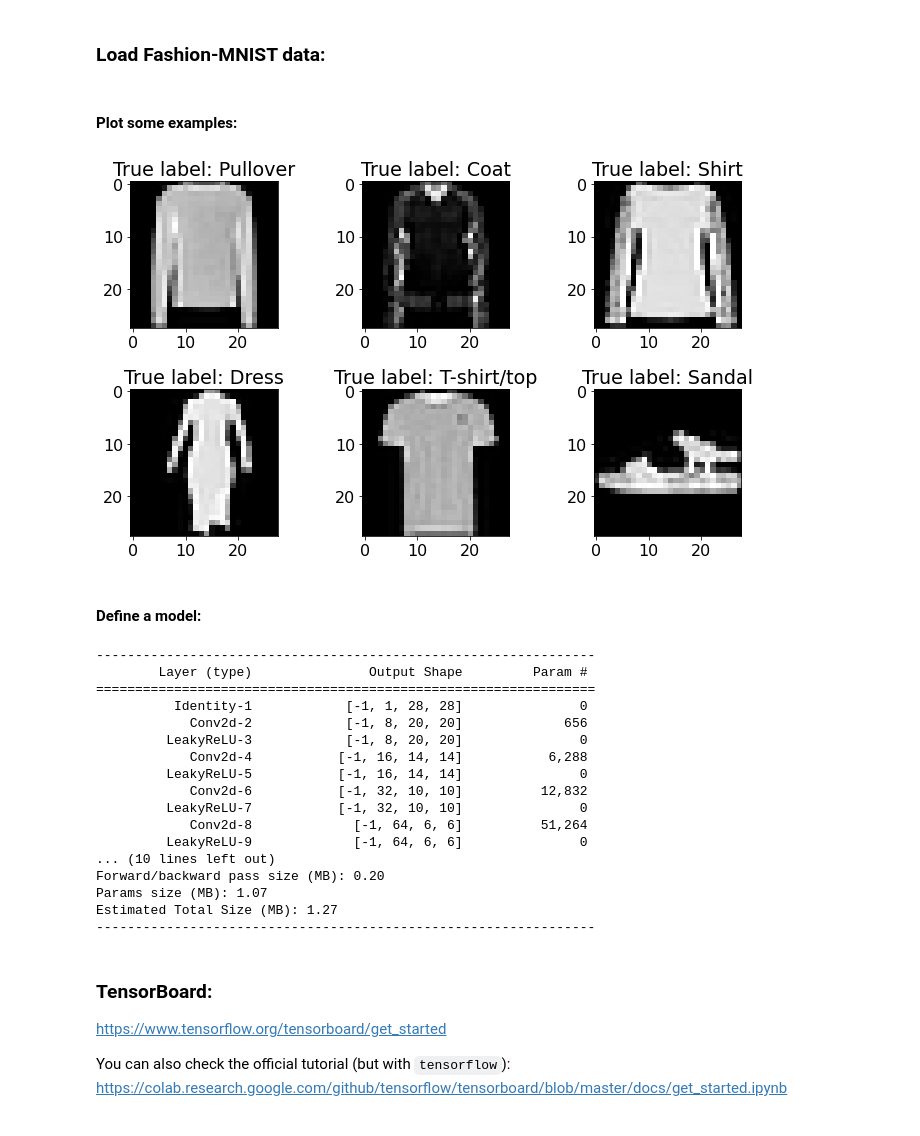
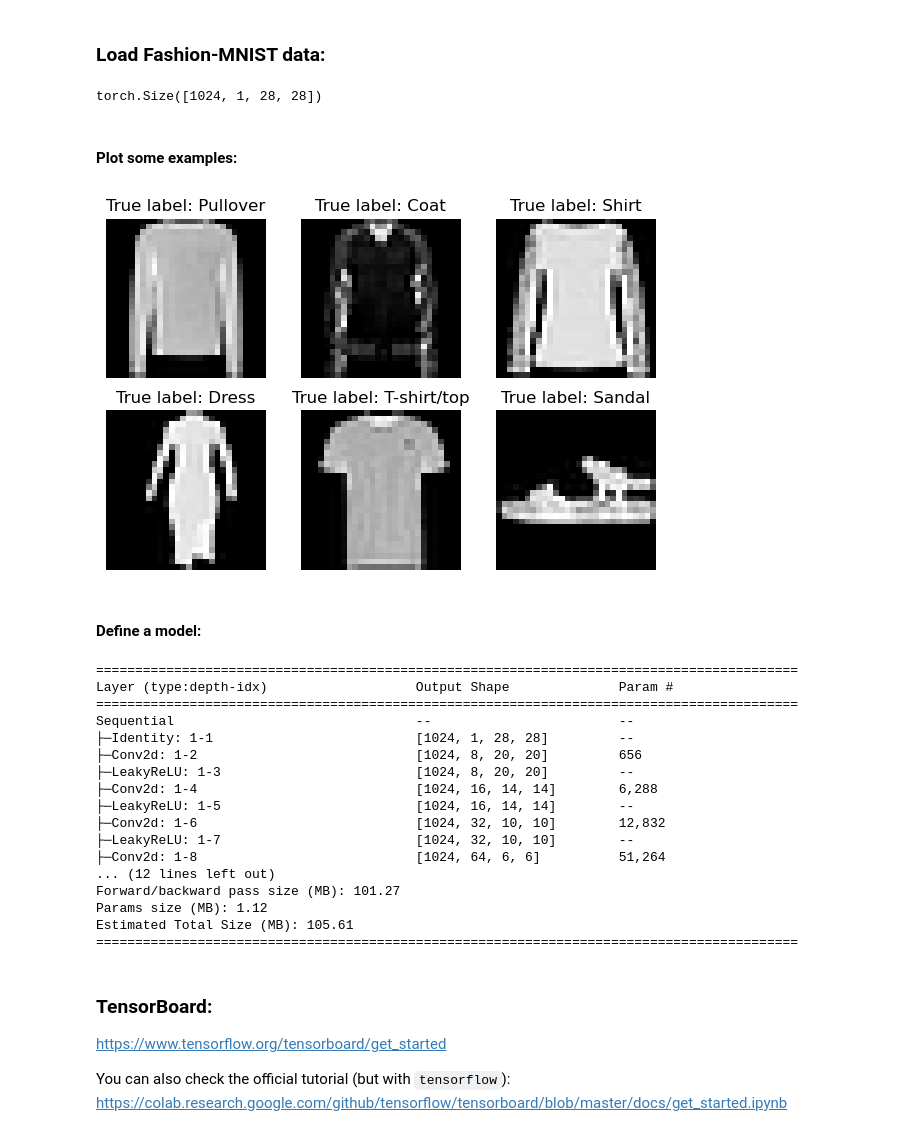
Before and after one commit to FixelAlgorithmsTeam/FixelCourses, a Jupyter notebook: DeepLearningMethods/07_PyTorch2/MainPyTorchTensorBoard.ipynb, the cells around one changed output. Saved outputs shown, nothing was run; the diff lists cells and outputs as text; code cells hidden in the pictures.

Commit message:
Edit PyTorch2 files

```diff
--- a/DeepLearningMethods/07_PyTorch2/MainPyTorchTensorBoard.ipynb
+++ b/DeepLearningMethods/07_PyTorch2/MainPyTorchTensorBoard.ipynb
@@ -40,45 +42,46 @@ import torchvision
 import torchvision.transforms as transforms
 
 oTransform = transforms.Compose([
-    transforms.ToTensor(),
-    transforms.Normalize((0.5,), (0.5,))
+    transforms.ToTensor (),
+    transforms.Normalize(0.5, 0.5)
 ])
 
-oTrainSet = torchvision.datasets.FashionMNIST('../../data', download=True, train=True,  transform=oTransform)
-oTestSet  = torchvision.datasets.FashionMNIST('../../data', download=True, train=False, transform=oTransform)
+DATA_PATH = '../../data'
+oTrainSet = torchvision.datasets.FashionMNIST(DATA_PATH, download=True, train=True,  transform=oTransform)
+oTestSet  = torchvision.datasets.FashionMNIST(DATA_PATH, download=True, train=False, transform=oTransform)
 
-oTrainDL  = torch.utils.data.DataLoader(oTrainSet, batch_size=1024, shuffle=True,  num_workers=2)
-oTestDL   = torch.utils.data.DataLoader(oTestSet,  batch_size=1024, shuffle=False, num_workers=2)
+oTrainDL  = torch.utils.data.DataLoader(oTrainSet, batch_size=1024, shuffle=True,  num_workers=2, persistent_workers=True)
+oTestDL   = torch.utils.data.DataLoader(oTestSet,  batch_size=1024, shuffle=False, num_workers=2, persistent_workers=True)
 
 lClasses  = oTrainSet.classes
+mX, vY    = next(iter(oTrainDL))
+mX.shape
+# %% [output]
+torch.Size([1024, 1, 28, 28])
 # %% [markdown]
 #### Plot some examples:
 # %%
 def Unnormalize(mX):
-    return 0.5 * mX + 0.5
+    return 1/2 * mX + 1/2
 
 N, H, W = oTrainSet.data.shape
-fig, _  = plt.subplots(2, 3, figsize=(10,6))
+fig, _  = plt.subplots(2, 3, figsize=(6, 4))
 for ax in fig.axes:
     idx   = np.random.randint(0, N)
-    mX, y = oTrainSet[idx]
-    mX    = Unnormalize(mX.squeeze())
-    mX    = torch.clamp(mX, 0, 1)
-    ax.imshow   (mX, cmap='gray')
+    mXi, y = oTrainSet[idx]
+    mXi    = Unnormalize(mXi[0])
+    mXi    = torch.clamp(mXi, 0, 1)
+    ax.imshow   (mXi, cmap='gray')
     ax.set_title(f'True label: {lClasses[y]}')
+    ax.axis     (False)
 
 plt.tight_layout()
-plt.show()
+plt.show        ()
 # %% [output]
-[figure, old version]
+[figure, new version]
 # %% [markdown]
 #### Define a model:
 # %%
-import torchsummary
-import torch.nn            as nn
-import torch.nn.functional as F
-import torch.optim         as optim
-
 #-- Model:
 def GetModel():
     oModel = nn.Sequential(
@@ -91,31 +94,31 @@ def GetModel():
         nn.Conv2d(64, 128, 5), nn.LeakyReLU(),
 
         nn.Flatten(),
-        nn.Linear(512, 10)
+        nn.Linear (512, 10)
     )
     return oModel
 
 #--------------------------------------------------------------------------------#
 #--------------------------------------------------------------------------------#
-torchsummary.summary(GetModel(), (1, H, W), device='cpu');
+torchinfo.summary(GetModel(), mX.shape)
 # %% [output]
-----------------------------------------------------------------
-        Layer (type)               Output Shape         Param #
-================================================================
-          Identity-1            [-1, 1, 28, 28]               0
-            Conv2d-2            [-1, 8, 20, 20]             656
-         LeakyReLU-3            [-1, 8, 20, 20]               0
-            Conv2d-4           [-1, 16, 14, 14]           6,288
-         LeakyReLU-5           [-1, 16, 14, 14]               0
-            Conv2d-6           [-1, 32, 10, 10]          12,832
-         LeakyReLU-7           [-1, 32, 10, 10]               0
-            Conv2d-8             [-1, 64, 6, 6]          51,264
-         LeakyReLU-9             [-1, 64, 6, 6]               0
-... (10 lines left out)
-Forward/backward pass size (MB): 0.20
-Params size (MB): 1.07
-Estimated Total Size (MB): 1.27
-----------------------------------------------------------------
+==========================================================================================
+Layer (type:depth-idx)                   Output Shape              Param #
+==========================================================================================
+Sequential                               --                        --
+├─Identity: 1-1                          [1024, 1, 28, 28]         --
+├─Conv2d: 1-2                            [1024, 8, 20, 20]         656
+├─LeakyReLU: 1-3                         [1024, 8, 20, 20]         --
+├─Conv2d: 1-4                            [1024, 16, 14, 14]        6,288
+├─LeakyReLU: 1-5                         [1024, 16, 14, 14]        --
+├─Conv2d: 1-6                            [1024, 32, 10, 10]        12,832
+├─LeakyReLU: 1-7                         [1024, 32, 10, 10]        --
+├─Conv2d: 1-8                            [1024, 64, 6, 6]          51,264
+... (12 lines left out)
+Forward/backward pass size (MB): 101.27
+Params size (MB): 1.12
+Estimated Total Size (MB): 105.61
+==========================================================================================
 # %% [markdown]
 ### TensorBoard:
 https://www.tensorflow.org/tensorboard/get_started
```
Also changed, not shown: parts of 7 cells of this notebook, 2 other files.
